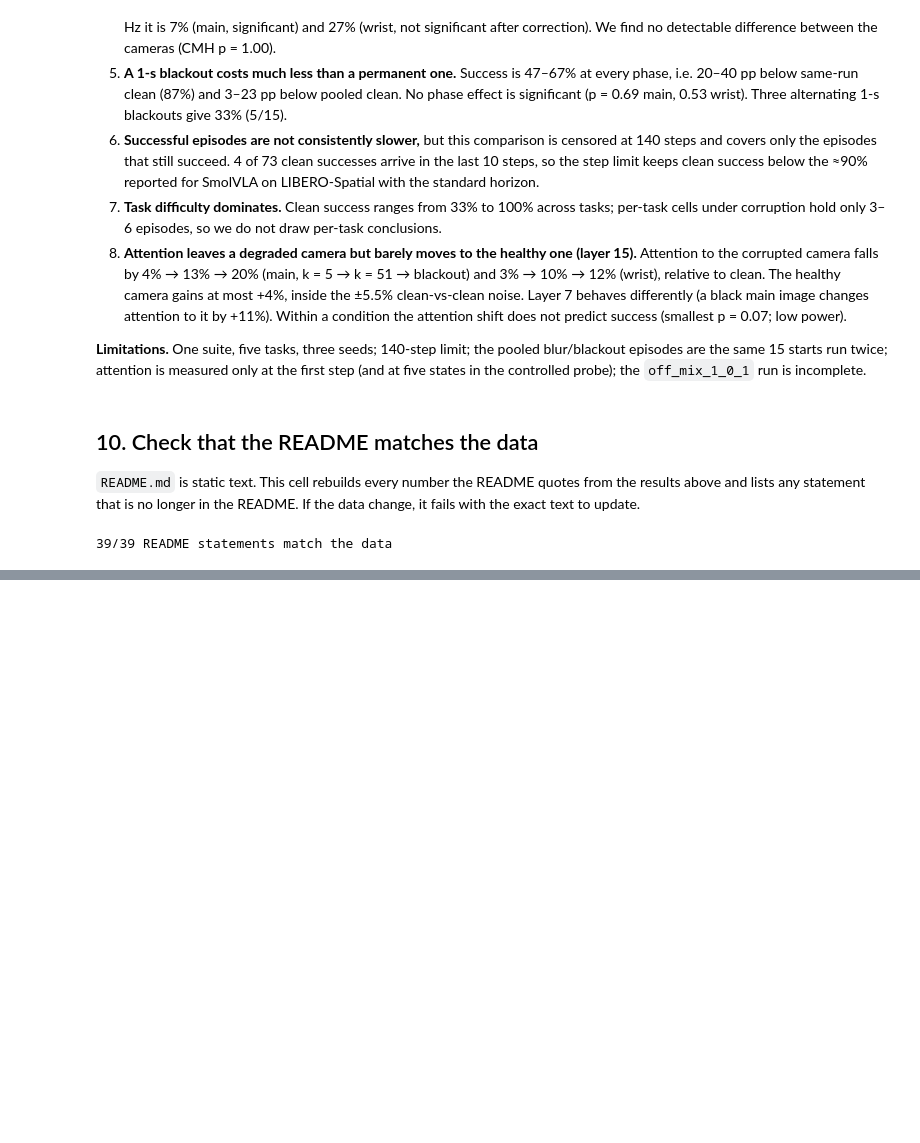
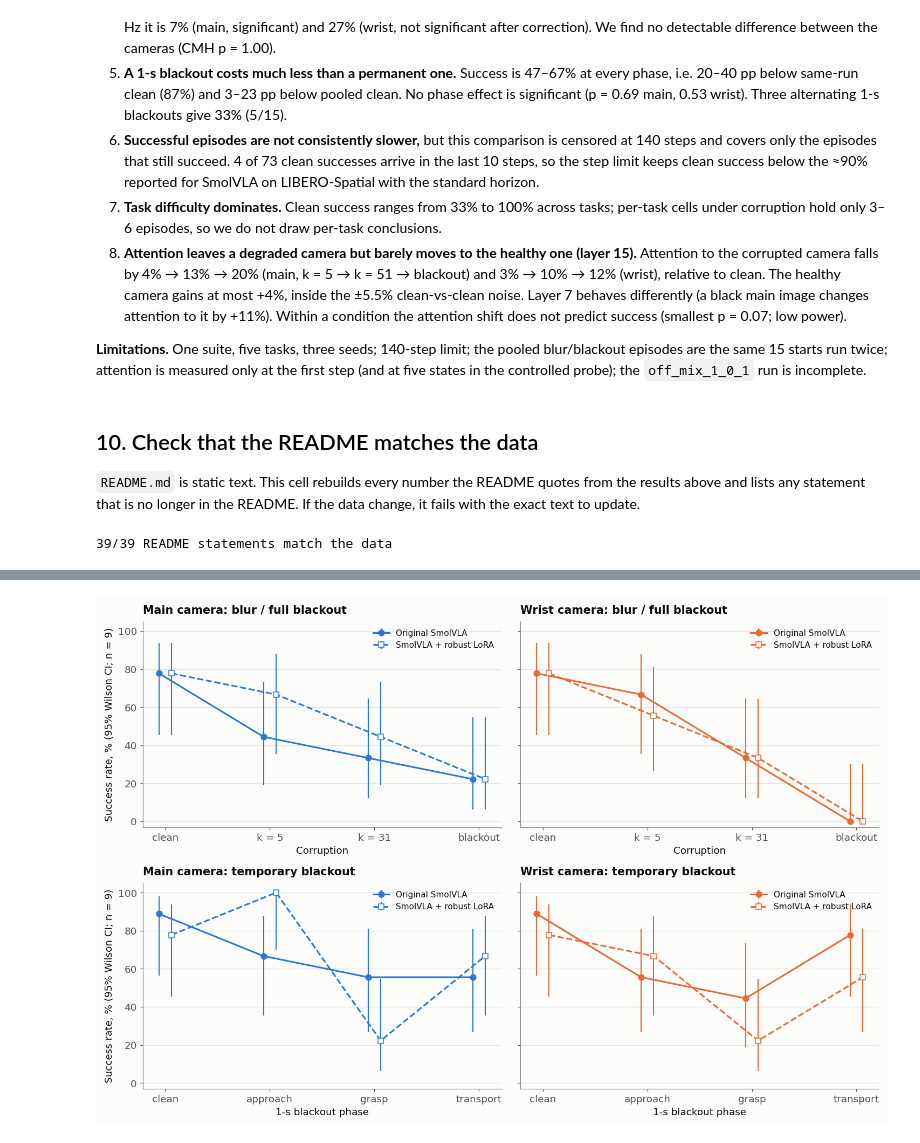
Before and after one commit to Lolotun/smolvla-visual-robustness, a Jupyter notebook: notebooks/analysis.ipynb, the cells around one changed output, grey strips where cells are left out. Cells and saved outputs as stored; diff of their text form; code cells hidden in the pictures; blank space fills up the shorter version.

Commit message:
add comparing with fine-tuned model

```diff
--- a/notebooks/analysis.ipynb
+++ b/notebooks/analysis.ipynb
@@ -1212,0 +1295,30 @@ assert stale.empty, f"README.md is out of date: update the {len(stale)} statemen
+# %%
+fig, axes = plt.subplots(2, 2, figsize=(13.5, 9), sharey=True)
+for row, group in enumerate(robust_groups):
+    for col, camera in enumerate(["main", "wrist"]):
+        ax = axes[row, col]
+        conditions = (["clean", f"blur_5_{col}", f"blur_31_{col}", f"turnoff_{col}"] if row == 0
+                      else ["clean"] + [f"off_{phase}_{col}" for phase in PHASES])
+        labels = ["clean", "k = 5", "k = 31", "blackout"] if row == 0 else ["clean", "approach", "grasp", "transport"]
+        x = np.arange(len(conditions))
+        for model in ROBUST_MODELS:
+            marker, linestyle, offset = ROBUST_STYLE[model]
+            part = robust_rates[robust_rates.comparison.eq(group) & robust_rates.model.eq(model)].set_index("condition").loc[conditions]
+            ax.errorbar(x + offset, 100 * part.rate,
+                        yerr=np.maximum(0, [100 * (part.rate - part.ci_low), 100 * (part.ci_high - part.rate)]),
+                        marker=marker, ls=linestyle, color=COLORS[camera], ms=7, elinewidth=1.4,
+                        markerfacecolor=COLORS[camera] if model == ROBUST_MODELS[0] else SURFACE,
+                        label=model)
+        ax.set_xticks(x, labels)
+        ax.set_ylim(-3, 105)
+        ax.set_title(f"{camera.capitalize()} camera: {group}")
+        ax.set_xlabel("Corruption" if row == 0 else "1-s blackout phase")
+        ax.grid(axis="x", visible=False)
+        ax.legend(fontsize=10)
+        if col == 0:
+            ax.set_ylabel("Success rate, % (95% Wilson CI; n = 9)")
+fig.tight_layout()
+save(fig, "robust_lora_success")
+plt.show()
+# %% [output]
+[figure, added]
```
Also changed, not shown: parts of 5 cells of this notebook, 9 other files.
